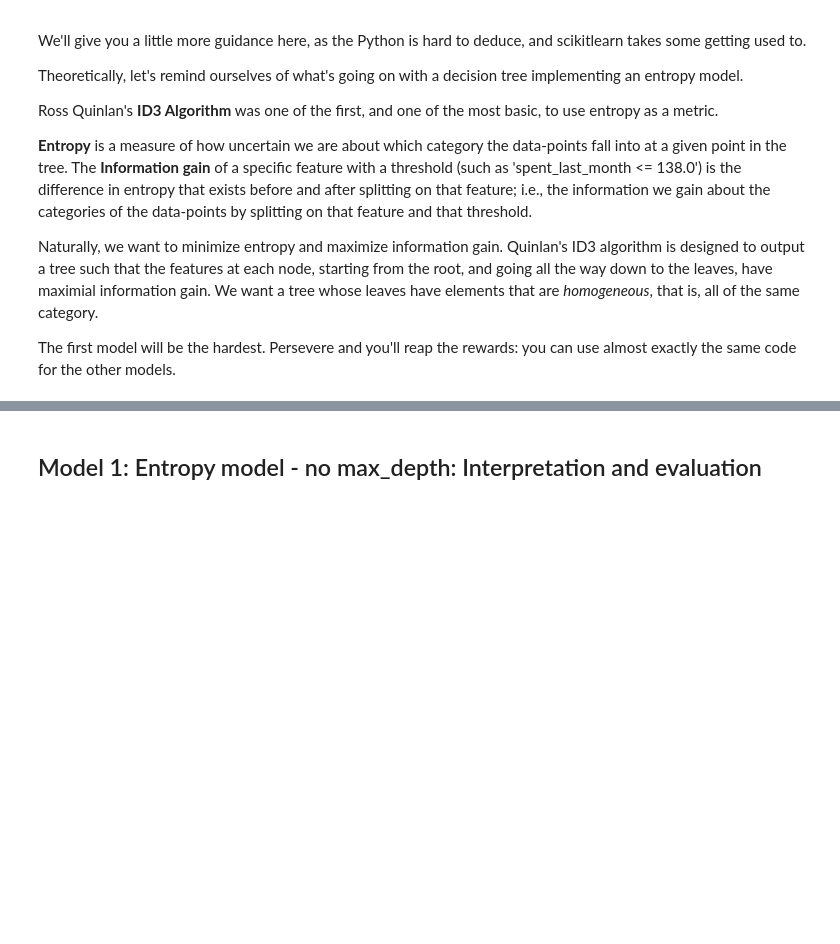
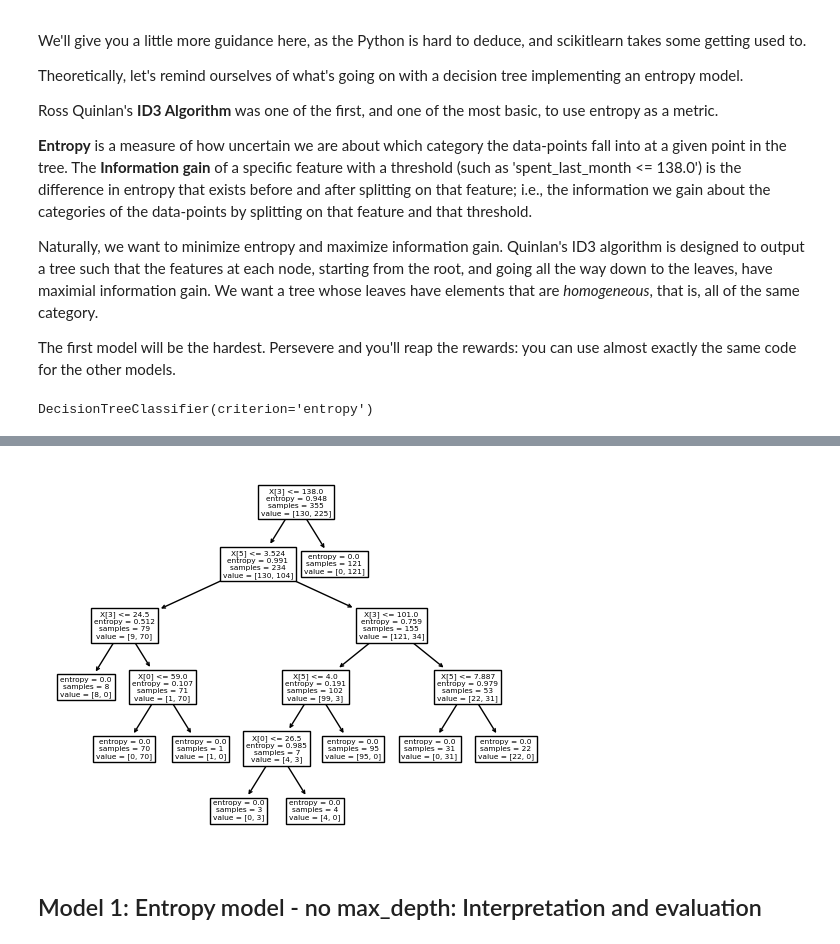
Before and after one commit to zjbrown0689/dsc, a Jupyter notebook: Springboard Decision Tree Specialty Coffee Case Study - Tier 3.ipynb, the cells around one changed output, grey strips where cells are left out. Cells and saved outputs as stored; diff of their text form; code cells hidden in the pictures; blank space fills up the shorter version.

```diff
--- a/Springboard Decision Tree Specialty Coffee Case Study - Tier 3.ipynb
+++ b/Springboard Decision Tree Specialty Coffee Case Study - Tier 3.ipynb
@@ -264,13 +290,13 @@ _ _ _
 # %%
 # Let's do our feature selection.
 # Make a variable called 'features', and a list containing the strings of every column except "Decision"
-_ _ _
+features = NOPrediction.drop(labels = 'Decision', axis = 1).columns
 
 # Make an explanatory variable called X, and assign it: NoPrediction[features]
-_ _ _
+X = NOPrediction[features]
 
 # Make a dependent variable called y, and assign it: NoPrediction.Decision
-_ _ _
+y = NOPrediction['Decision']
 # %% [markdown]
 ### 5. Create dummy variables to deal with categorical inputs
 One-hot encoding replaces each unique value of a given column with a new column, and puts a 1 in the new column for a given row just if its initial value for the original column matches the new column. Check out [this resource](https://hackernoon.com/what-is-one-hot-encoding-why-and-when-do-you-have-to-use-it-e3c6186d008f) if you haven't seen one-hot-encoding before.
@@ -278,4 +304,5 @@ One-hot encoding replaces each unique value of a given column with a new column,
 **Note**: We will do this before we do our train/test split as to do it after could mean that some categories only end up in the train or test split of our data by chance and this would then lead to different shapes of data for our `X_train` and `X_test` which could/would cause downstream issues when fitting or predicting using a trained model.
 # %%
 # One-hot encode all features in X.
-_ _ _
+X = pd.get_dummies(X)
+X.head()
@@ -283,7 +317,7 @@ _ _ _
 ### 6. Further divide those subsets into train and test subsets for X and y respectively: X_train, X_test, y_train, y_test
 # %%
 # Call train_test_split on X, y. Make the test_size = 0.25, and random_state = 246
-_ _ _
+X_train, X_test, y_train, y_test = train_test_split(X, y, test_size = 0.25, random_state = 246)
 # %% [markdown]
 # 3. Modelling
 It's useful to look at the scikit-learn documentation on decision trees https://scikit-learn.org/stable/modules/tree.html before launching into applying them. If you haven't seen them before, take a look at that link, in particular the section `1.10.5.`
@@ -303,16 +337,18 @@ Naturally, we want to minimize entropy and maximize information gain. Quinlan's
 The first model will be the hardest. Persevere and you'll reap the rewards: you can use almost exactly the same code for the other models.
 # %%
 # Declare a variable called entr_model and use tree.DecisionTreeClassifier.
-_ _ _
+entr_model = tree.DecisionTreeClassifier(criterion = 'entropy')
 
 # Call fit() on entr_model
-_ _ _
+entr_model.fit(X_train, y_train)
 
 # Call predict() on entr_model with X_test passed to it, and assign the result to a variable y_pred
-_ _ _
+y_pred = entr_model.predict(X_test)
 
 # Call Series on our y_pred variable with the following: pd.Series(y_pred)
-_ _ _
+pd.Series(y_pred)
 
 # Check out entr_model
 entr_model
+# %% [output]
+DecisionTreeClassifier(criterion='entropy')
@@ -327,0 +355,17 @@ _ _ _
+# %%
+import graphviz
+# Now we want to visualize the tree
+tree.plot_tree(entr_model)
+
+# We can do so with export_graphviz
+dot_data = tree.export_graphviz(entr_model, out_file=None, feature_names=X_train.columns,
+                                class_names=y_train.values, filled=True, rounded=True, special_characters=True)
+graph = graphviz.Source(dot_data)
+graph
+
+# Alternatively for class_names use entr_model.classes_
+graph = tree.export_graphviz(entr_model, out_file=None, feature_names=X_train.columns,
+                                class_names=entr_model.classes_, filled=True, rounded=True, special_characters=True)
+graph = graphviz.Source(dot_data)
+graph
+# %% [output]
@@ -328,3 +373,4 @@ _ _ _
+[figure, added]
 # %% [markdown]
 ## Model 1: Entropy model - no max_depth: Interpretation and evaluation
 # %%
```
Also changed, not shown: parts of 48 cells of this notebook.
